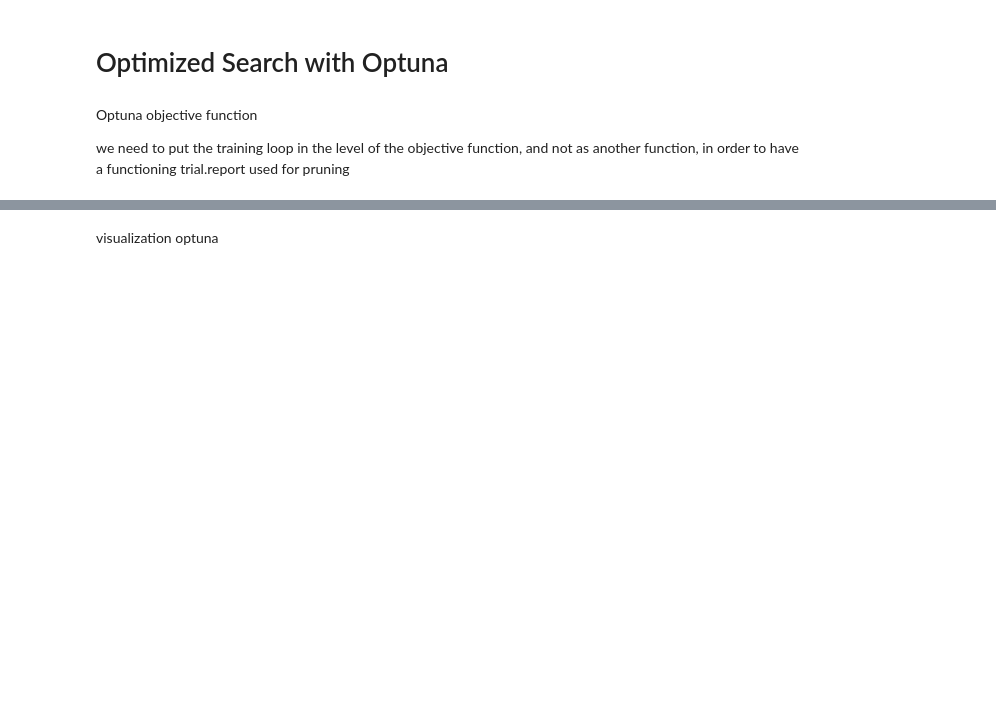
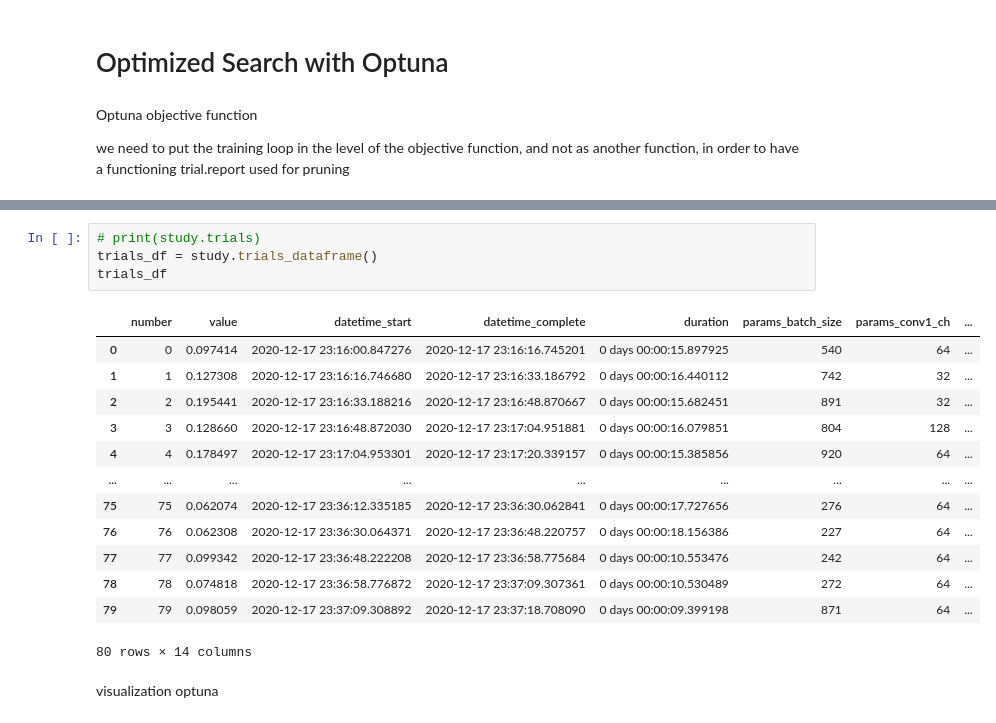
Before and after one commit to DanieleFoscarin/NNDL_hw2, a Jupyter notebook: nndl_2020__homework_2_optuna.ipynb, the cells around one changed output, grey strips where cells are left out. Drawn from its saved outputs; the diff is of its cells as text; blank space fills up the shorter version.

```diff
--- a/nndl_2020__homework_2_optuna.ipynb
+++ b/nndl_2020__homework_2_optuna.ipynb
@@ -607,3 +582,21 @@ print(best_params)
+# %%
+# print(study.trials)
+trials_df = study.trials_dataframe()
+trials_df
+# %% [output]
+|  | number | value | datetime_start | datetime_complete | duration | params_batch_size | params_conv1_ch | ... |
+| 0 | 0 | 0.097414 | 2020-12-17 23:16:00.847276 | 2020-12-17 23:16:16.745201 | 0 days 00:00:15.897925 | 540 | 64 | ... |
+| 1 | 1 | 0.127308 | 2020-12-17 23:16:16.746680 | 2020-12-17 23:16:33.186792 | 0 days 00:00:16.440112 | 742 | 32 | ... |
+| 2 | 2 | 0.195441 | 2020-12-17 23:16:33.188216 | 2020-12-17 23:16:48.870667 | 0 days 00:00:15.682451 | 891 | 32 | ... |
+| 3 | 3 | 0.128660 | 2020-12-17 23:16:48.872030 | 2020-12-17 23:17:04.951881 | 0 days 00:00:16.079851 | 804 | 128 | ... |
+| 4 | 4 | 0.178497 | 2020-12-17 23:17:04.953301 | 2020-12-17 23:17:20.339157 | 0 days 00:00:15.385856 | 920 | 64 | ... |
+| ... | ... | ... | ... | ... | ... | ... | ... | ... |
+| 75 | 75 | 0.062074 | 2020-12-17 23:36:12.335185 | 2020-12-17 23:36:30.062841 | 0 days 00:00:17.727656 | 276 | 64 | ... |
+| 76 | 76 | 0.062308 | 2020-12-17 23:36:30.064371 | 2020-12-17 23:36:48.220757 | 0 days 00:00:18.156386 | 227 | 64 | ... |
+| 77 | 77 | 0.099342 | 2020-12-17 23:36:48.222208 | 2020-12-17 23:36:58.775684 | 0 days 00:00:10.553476 | 242 | 64 | ... |
+| 78 | 78 | 0.074818 | 2020-12-17 23:36:58.776872 | 2020-12-17 23:37:09.307361 | 0 days 00:00:10.530489 | 272 | 64 | ... |
+| 79 | 79 | 0.098059 | 2020-12-17 23:37:09.308892 | 2020-12-17 23:37:18.708090 | 0 days 00:00:09.399198 | 871 | 64 | ... |
+80 rows × 14 columns
 # %% [markdown]
 visualization optuna
 # %%
```
Also changed, not shown: parts of 8 cells of this notebook.
